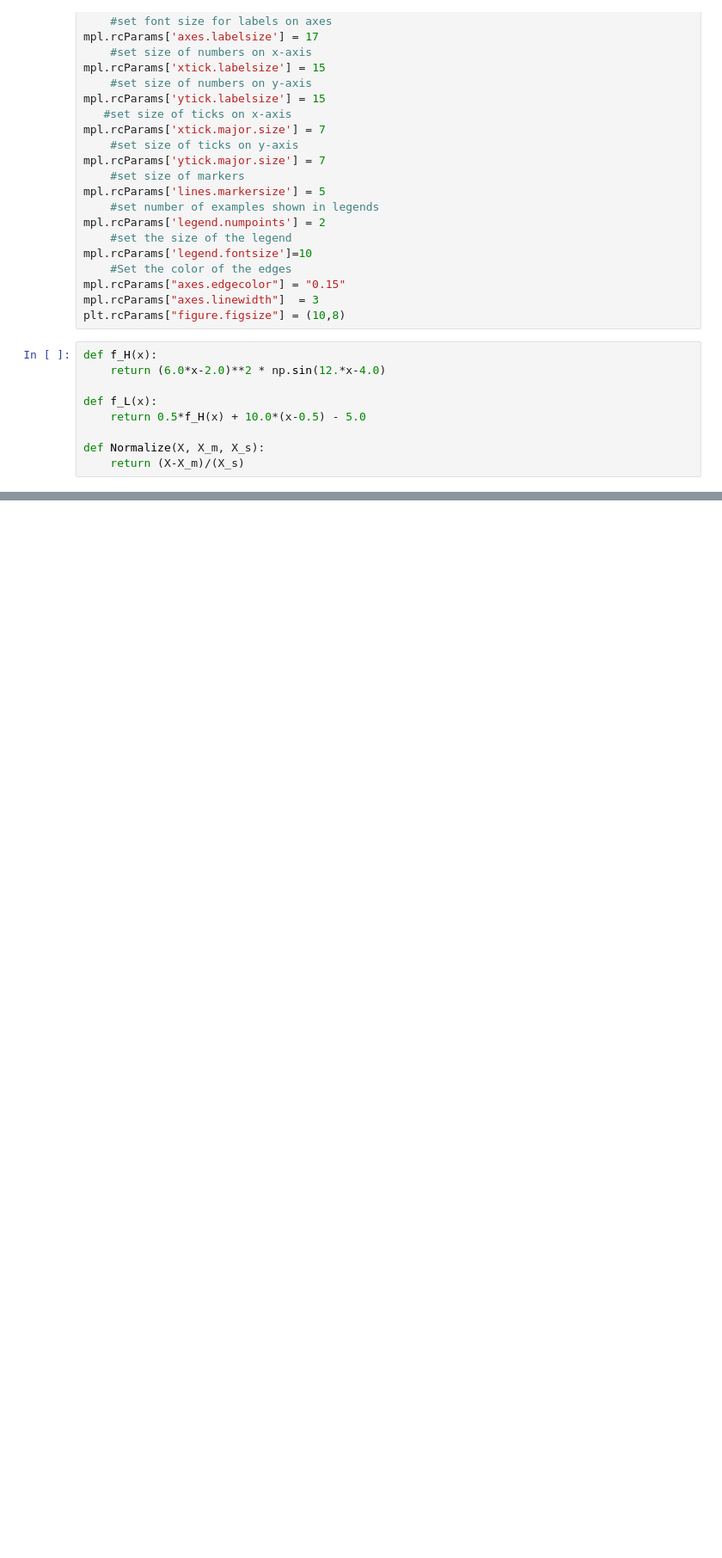
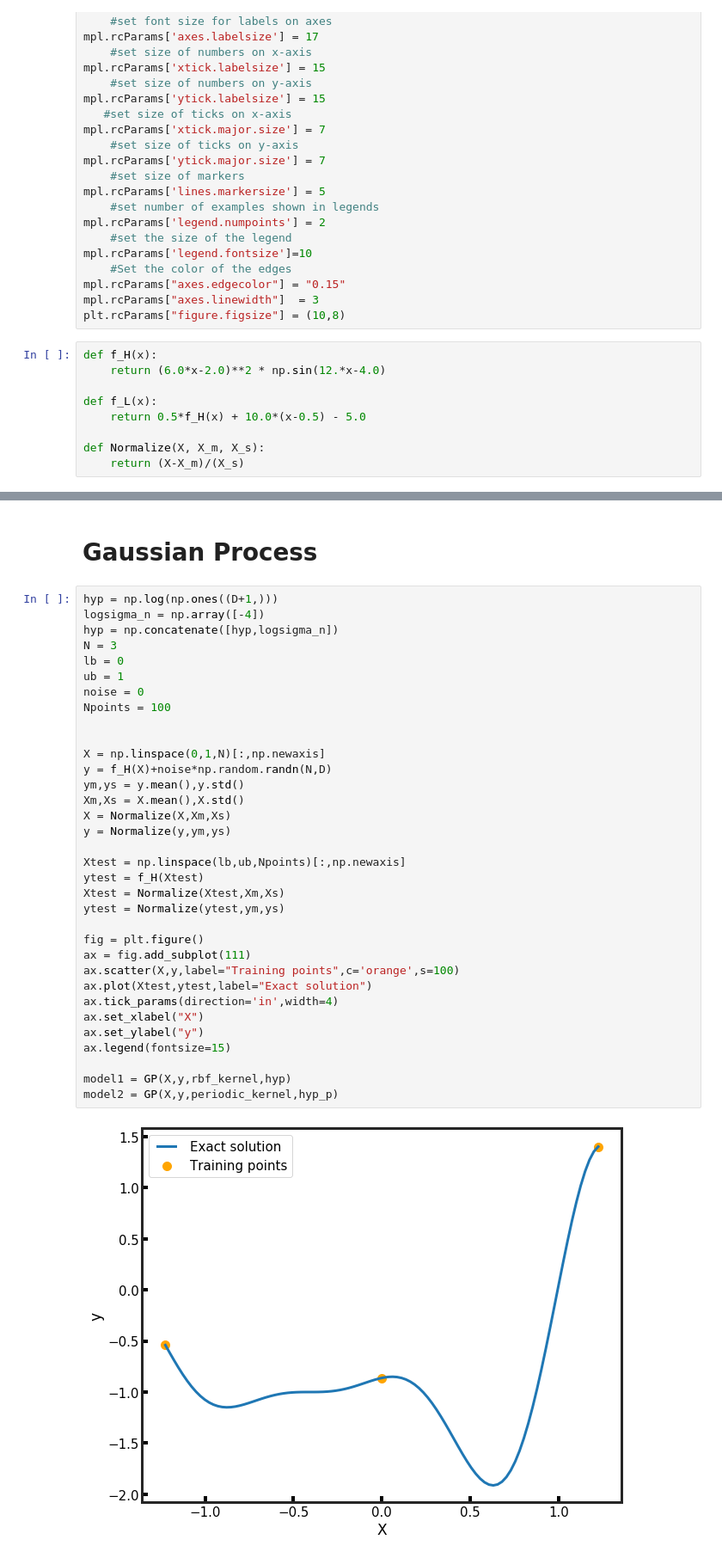
Before and after one commit to Yusheng-cai/Gaussian_process, a Jupyter notebook: GP_run.ipynb, the cells around one changed output, grey strips where cells are left out. Shown at 86% size. Drawn from its saved outputs; the diff is of its cells as text; blank space fills up the shorter version.

```diff
--- a/GP_run.ipynb
+++ b/GP_run.ipynb
@@ -104,0 +115,38 @@ plt.plot(X_star*X_s+X_m,mu*y_s+y_m)
+# %% [markdown]
+# Gaussian Process
+# %%
+hyp = np.log(np.ones((D+1,)))
+logsigma_n = np.array([-4])
+hyp = np.concatenate([hyp,logsigma_n])
+N = 3
+lb = 0
+ub = 1
+noise = 0
+Npoints = 100
+
+
+X = np.linspace(0,1,N)[:,np.newaxis]
+y = f_H(X)+noise*np.random.randn(N,D)
+ym,ys = y.mean(),y.std()
+Xm,Xs = X.mean(),X.std()
+X = Normalize(X,Xm,Xs)
+y = Normalize(y,ym,ys)
+
+Xtest = np.linspace(lb,ub,Npoints)[:,np.newaxis]
+ytest = f_H(Xtest)
+Xtest = Normalize(Xtest,Xm,Xs)
+ytest = Normalize(ytest,ym,ys)
+
+fig = plt.figure()
+ax = fig.add_subplot(111)
+ax.scatter(X,y,label="Training points",c='orange',s=100)
+ax.plot(Xtest,ytest,label="Exact solution")
+ax.tick_params(direction='in',width=4)
+ax.set_xlabel("X")
+ax.set_ylabel("y")
+ax.legend(fontsize=15)
+
+model1 = GP(X,y,rbf_kernel,hyp)
+model2 = GP(X,y,periodic_kernel,hyp_p)
+# %% [output]
+[figure, added]
```
Also changed, not shown: parts of 13 cells of this notebook, 1 other file.
